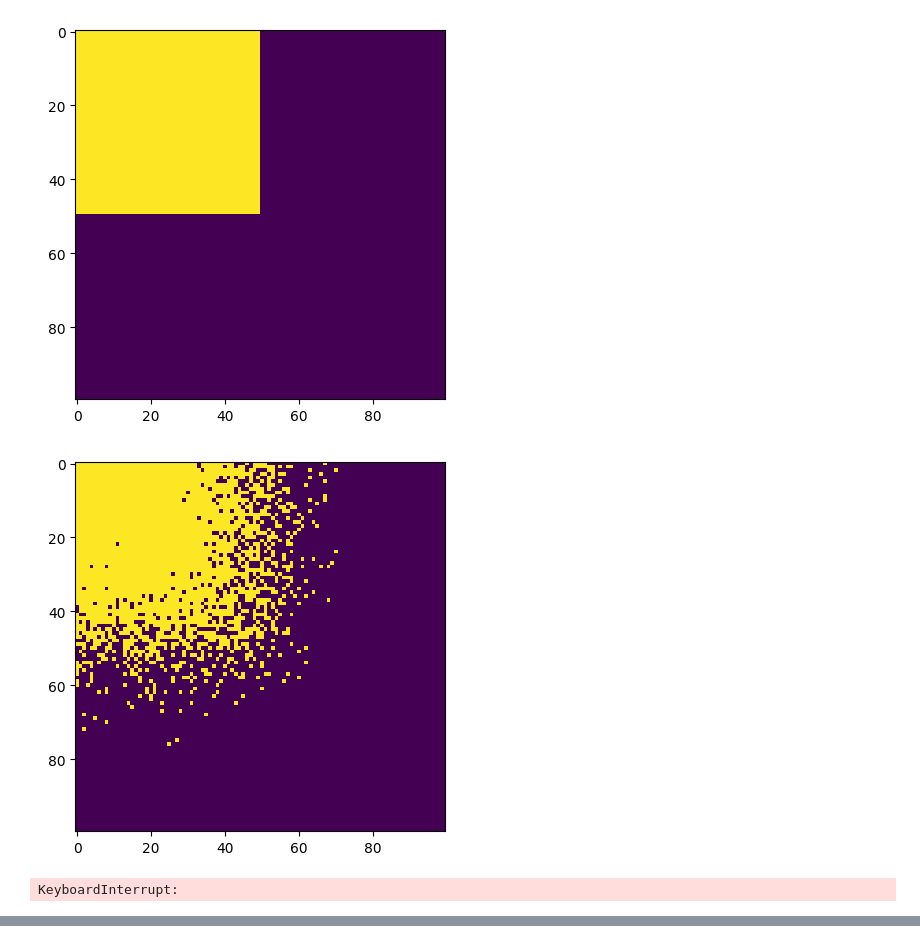
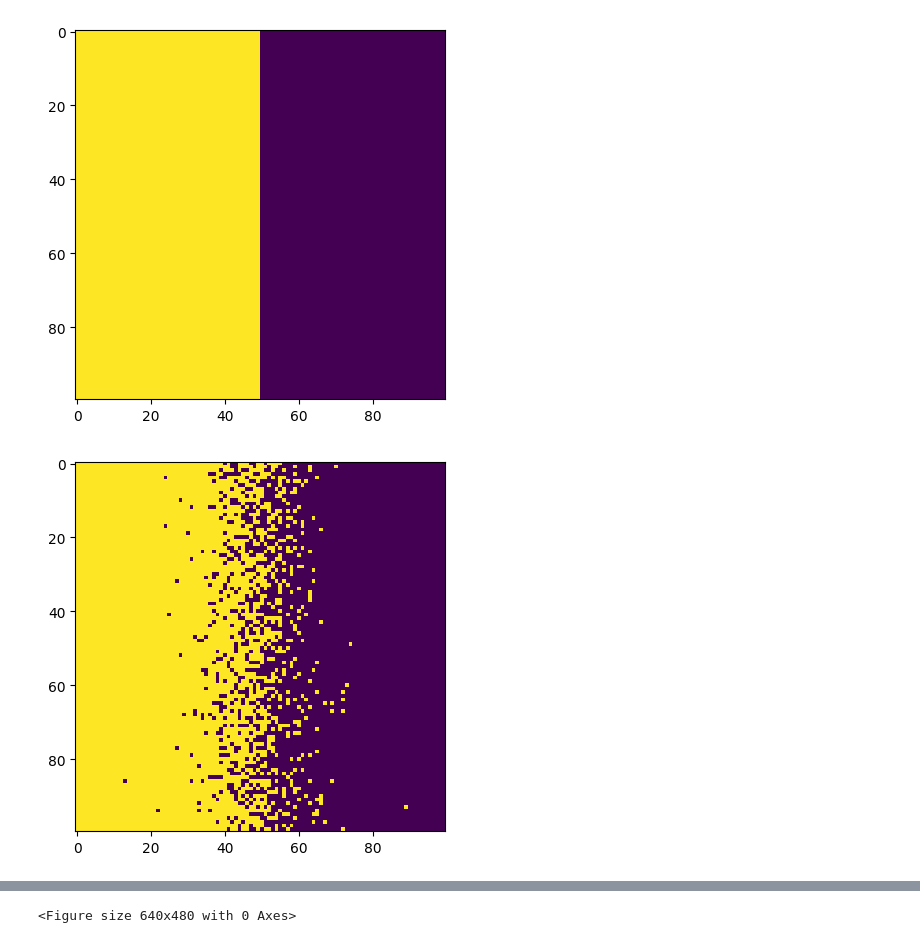
Before and after one commit to TusharMohan124/PHYS446, a Jupyter notebook: CellularAutomata/CellularAutomata.ipynb, the cells around one changed output, grey strips where cells are left out. Saved outputs shown, nothing was run; the diff lists cells and outputs as text; code cells hidden in the pictures.

```diff
--- a/CellularAutomata/CellularAutomata.ipynb
+++ b/CellularAutomata/CellularAutomata.ipynb
@@ -5,4 +7,5 @@ import matplotlib.pyplot as plt
 # %%
+
 class Simulation:
 
     def __init__(self, length = 100, width=100, box=np.zeros((100, 100))):
@@ -56,7 +59,11 @@ class Simulation:
         self.box[random_pos[0], random_pos[1]] = self.box[random_neighbor[0], random_neighbor[1]]
         self.box[random_neighbor[0], random_neighbor[1]]=temp
 
-    def show(self, save=False, filename="test.png"):
+
+
+    def show (self, save=False, filename="test.png"):
+
+        #Plot box and save
 
         plt.imshow(self.box)
 
@@ -64,22 +71,45 @@ class Simulation:
             plt.savefig(filename)
 
         plt.show()
+
+        #Plot entropy
+
+        entropy = sys.getsizeof(gzip.compress(self.box.tobytes()))
+
+        return entropy
-# %%
-box = np.zeros((100,100))
-
-box[0:50,0:50]=1
-
-sim = Simulation(100,100, box)
-
-recordSweeps=np.array([0,100,200,400,800,1600,3200,4800,6400,8000])
-
-for j in range(10000):
-
-    if np.any(np.isin(recordSweeps, j)):
-        sim.show(save=False, filename=f"{j}_snapshot.png")
-    for i in range(sim.length*sim.width):
-        sim.random_flip()
-# %% [output]
-[figure, removed]
-[figure, removed]
-KeyboardInterrupt:
+# %%
+box = np.zeros((100,100))
+
+box[0:100,0:50]=1
+
+sim = Simulation(100,100, box)
+
+recordSweeps=np.array([0,100,200,400,800,1600,3200,4800,6400,8000])
+
+entropies = []
+
+
+for j in range(10000):
+
+    if np.any(np.isin(recordSweeps, j)):
+        entropies.append(sim.show(save=True, filename=f"Snapshots/{j}_snapshot.png"))
+    for i in range(sim.length*sim.width):
+        sim.random_flip()
+
+
+
+
+plt.plot(recordSweeps, entropies)
+plt.xlabel("# of Sweeps")
+plt.ylabel("Compressed size (bytes)")
+
+random_binary = np.random.randint(0,2,10000)
+equilibrium = sys.getsizeof(gzip.compress(random_binary.tobytes()))
+
+plt.plot(range(10000), equilibrium*np.ones(10000), linestyle='--')
+
+plt.show()
+plt.savefig(f"Snapshots/entropy.png")
+# %% [output]
+[figure, added]
+[figure, added]
@@ -85,0 +125 @@ KeyboardInterrupt:
+<Figure size 640x480 with 0 Axes>
```
Also changed, not shown: parts of 2 cells of this notebook, 11 other files.
